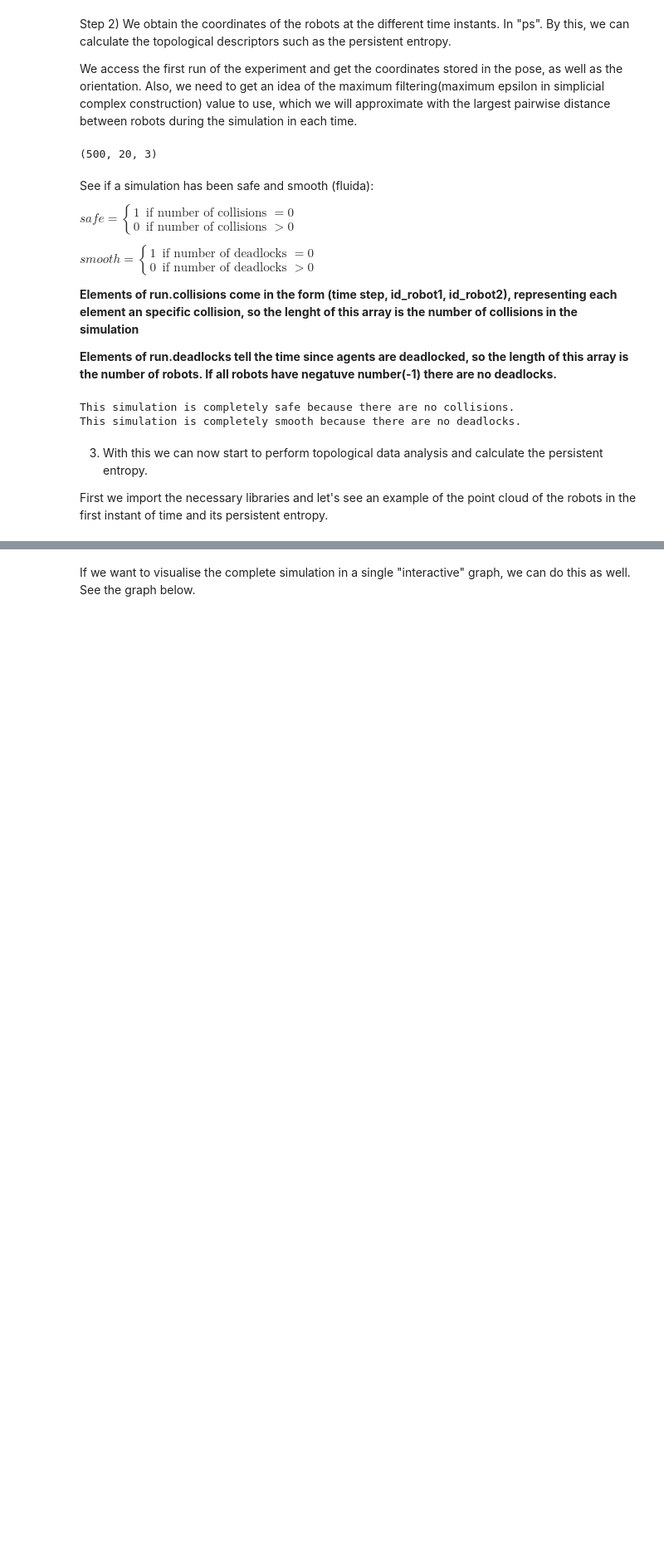
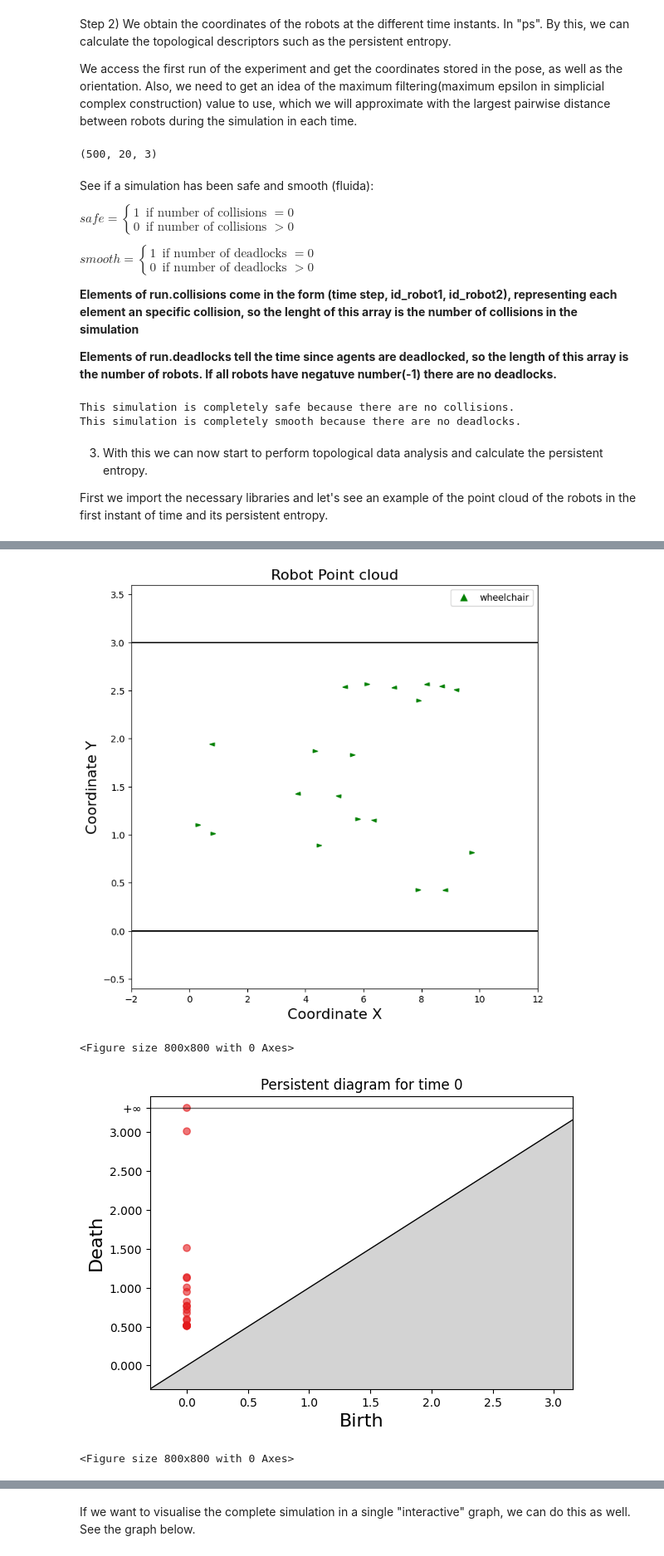
Before and after one commit to Cimagroup/ExperimentsT6.3.2_L1, a Jupyter notebook: T6-3-2-Experiments/CorridorScenario/PersistentEntropy_Experiments/CorridorScenario_HL.ipynb, the cells around one changed output, grey strips where cells are left out. Shown at 83% size. Cells and saved outputs as stored; diff of their text form; code cells hidden in the pictures; blank space fills up the shorter version.

```diff
--- a/T6-3-2-Experiments/CorridorScenario/PersistentEntropy_Experiments/CorridorScenario_HL.ipynb
+++ b/T6-3-2-Experiments/CorridorScenario/PersistentEntropy_Experiments/CorridorScenario_HL.ipynb
@@ -220,0 +219,27 @@ plt.show()
+# %%
+time=0
+label_fontsize=16
+
+typeAgents = [agent.type for agent in run.world.agents]
+plt.figure(figsize=(8, 8))
+fu.plotPointCloudMoment(ps,time,length=length,width=width,types=typeAgents)
+plt.title("Robot Point cloud", fontsize=label_fontsize)
+plt.savefig(f'Images/PointCloudExample.png', dpi=300, bbox_inches='tight')
+plt.show()
+
+plt.figure(figsize=(8, 8))
+fu.plotPersistenceDiagram(ps,time,0)
+plt.tight_layout(pad=2.0)
+plt.savefig(f'Images/CorridorPersistentDiagramExample{behavior}.png', dpi=300, bbox_inches='tight')
+plt.show()
+
+plt.figure(figsize=(8, 8))
+fu.plotPersistenceBarcodeM(ps,time,0)
+plt.savefig(f'Images/EntropyBarcodeExample.png', dpi=300, bbox_inches='tight')
+plt.savefig(f'Images/CorridorPersistentBarcodeExample{behavior}.png', dpi=300, bbox_inches='tight')
+plt.show()
+# %% [output]
+[figure, added]
+<Figure size 800x800 with 0 Axes>
+[figure, added]
+<Figure size 800x800 with 0 Axes>
```
Also changed, not shown: parts of 2 cells of this notebook, 6 other files.
